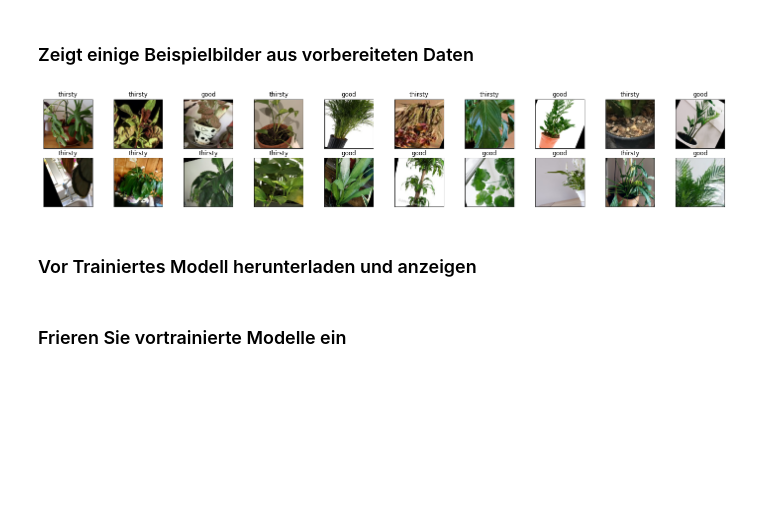
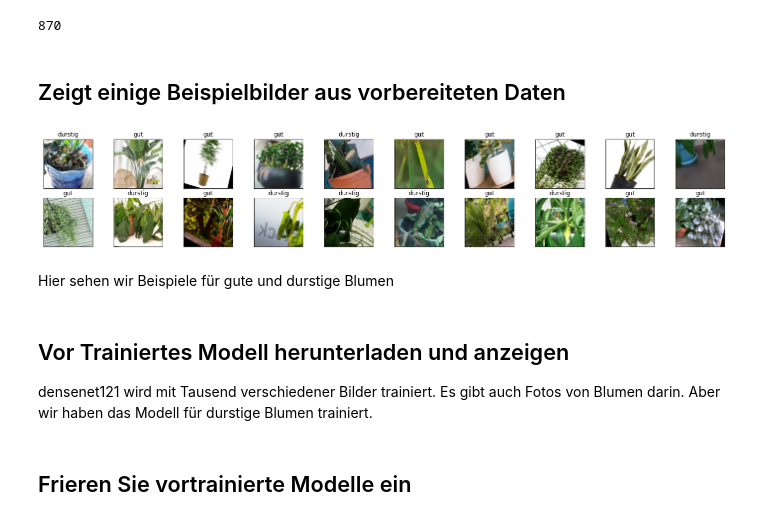
Before and after one commit to coder52/equal_project, a Jupyter notebook: Laboratory for Plant Thirst Classification with Transfer Learning.ipynb, the cells around one changed output. Drawn from its saved outputs; the diff is of its cells as text; code cells hidden in the pictures; blank space fills up the shorter version.

```diff
--- a/Laboratory for Plant Thirst Classification with Transfer Learning.ipynb
+++ b/Laboratory for Plant Thirst Classification with Transfer Learning.ipynb
@@ -60,22 +64,30 @@ test_loader = torch.utils.data.DataLoader(test_data, batch_size=batch_size,
+# %%
+len(train_data)+len(test_data)
+# %% [output]
+870
 # %% [markdown]
-### Zeigt einige Beispielbilder aus vorbereiteten Daten
+## Zeigt einige Beispielbilder aus vorbereiteten Daten
-# %%
-# specify the image classes
-classes = ['good', 'thirsty']
-
-# obtain one batch of training images
-dataiter = iter(train_loader)
-images, labels = dataiter.next()
-# images = images.numpy() # convert images to numpy for display
-
-# plot the images in the batch, along with the corresponding labels
-fig = plt.figure(figsize=(25, 4))
-# display 20 images
-for idx in np.arange(20):
-    ax = fig.add_subplot(2, 10, idx+1, xticks=[], yticks=[])
-    plt.imshow(np.transpose(images[idx], (1, 2, 0)))  # convert from Tensor image
-    ax.set_title(classes[labels[idx]])
-# %% [output]
-[figure, removed]
+# %%
+# specify the image classes
+classes = ['gut', 'durstig']
+
+# obtain one batch of training images
+dataiter = iter(train_loader)
+images, labels = dataiter.next()
+# images = images.numpy() # convert images to numpy for display
+
+# plot the images in the batch, along with the corresponding labels
+fig = plt.figure(figsize=(25, 4))
+# display 20 images
+for idx in np.arange(20):
+    ax = fig.add_subplot(2, 10, idx+1, xticks=[], yticks=[])
+    plt.imshow(np.transpose(images[idx], (1, 2, 0)))  # convert from Tensor image
+    ax.set_title(classes[labels[idx]])
+# %% [output]
+[figure, added]
+# %% [markdown]
+Hier sehen wir Beispiele für gute und durstige Blumen
 # %% [markdown]
-### Vor Trainiertes Modell herunterladen und anzeigen
+## Vor Trainiertes Modell herunterladen und anzeigen
+
+densenet121 wird mit Tausend verschiedener Bilder trainiert. Es gibt auch Fotos von Blumen darin. Aber wir haben das Modell für durstige Blumen trainiert.
@@ -85,2 +97,2 @@ model = models.densenet121(pretrained=True)
 # %% [markdown]
-### Frieren Sie vortrainierte Modelle ein
+## Frieren Sie vortrainierte Modelle ein
```
Also changed, not shown: parts of 27 cells of this notebook.
